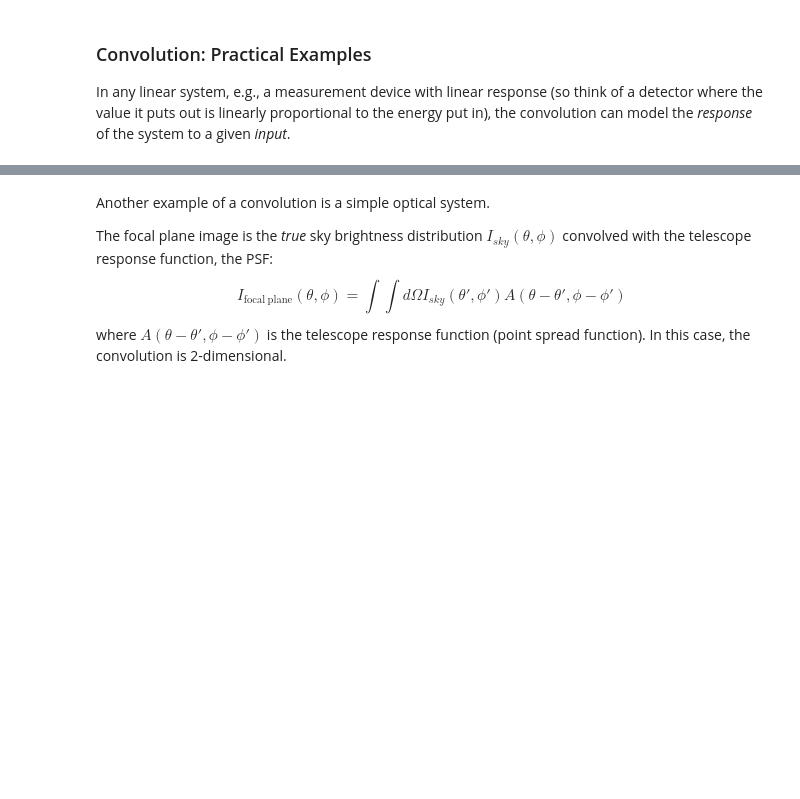
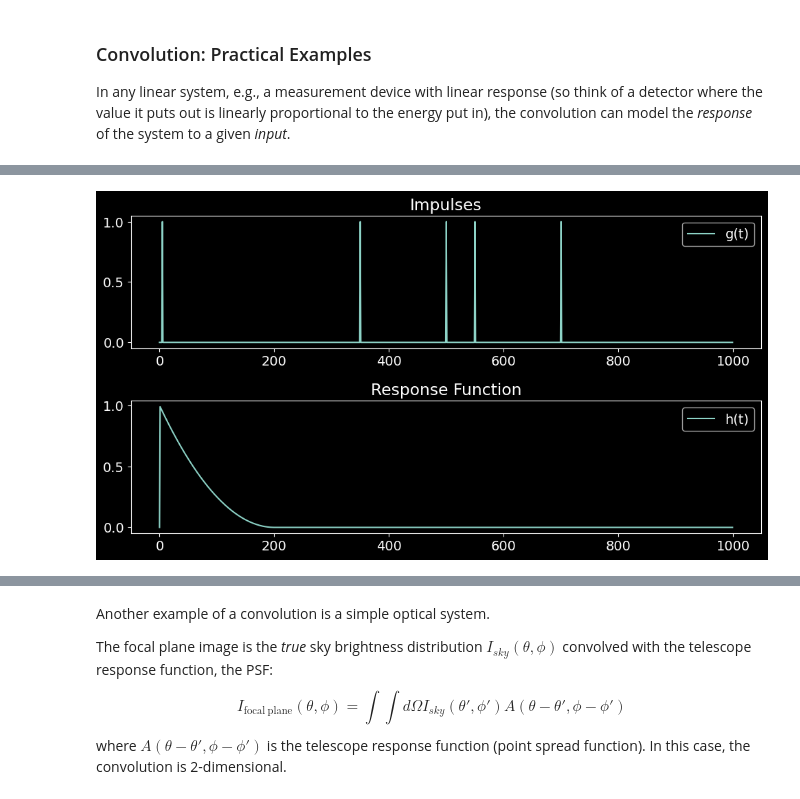
Before and after one commit to keflavich/AST4723-Public-Materials, a Jupyter notebook: FourierTransforms.ipynb, the cells around one changed output, grey strips where cells are left out. Saved outputs shown, nothing was run; the diff lists cells and outputs as text; code cells hidden in the pictures; blank space fills up the shorter version.

```diff
--- a/FourierTransforms.ipynb
+++ b/FourierTransforms.ipynb
@@ -803,0 +810,33 @@ pl.tight_layout()
+# %%
+ts = np.arange(1000)
+
+
+pl.figure(figsize=(10, 8), dpi=100)
+pl.subplot(3,1,1)
+pl.plot(ts, g2(ts), label='g(t)')
+#pl.axvline(500, linestyle=':')
+
+pl.legend(loc='best');
+pl.title("Impulses");
+pl.subplot(3,1,2)
+
+pl.plot(ts, h2(ts), label='h(t)')
+pl.legend(loc='best');
+pl.title("Response Function");
+
+#pl.subplot(2,2,3)
+#pl.plot(ts, h2(ts[::-1]), label='h(-t)')
+#pl.legend(loc='best');
+#pl.title("Response Function flipped & shifted");
+
+#pl.subplot(3,1,3)
+#pl.plot(ts, hconvt2(ts));
+#for impulse in impulses:
+#    pl.arrow(impulse, impulse*0, impulse*0, impulse*0 + 0.25, zorder=5,
+#             length_includes_head=True,
+#             head_length=0.05,
+#             color='r', head_width=10)
+#pl.title("$g * h$, convolution");
+pl.tight_layout()
+# %% [output]
+[figure, added]
```
Also changed, not shown: parts of 32 cells of this notebook.
